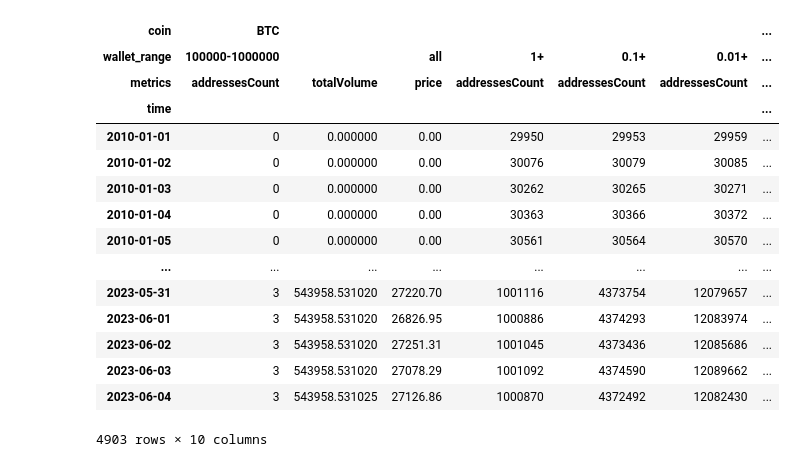
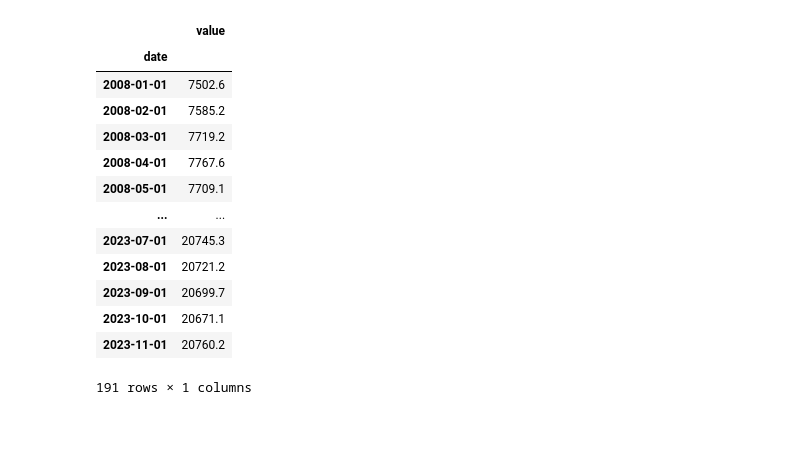
Before and after one commit to bekisz/chain-intelligence, a Jupyter notebook: metcalfe.ipynb, the cells around one changed output. Cells and saved outputs as stored; diff of their text form; code cells hidden in the pictures; blank space fills up the shorter version.

```diff
--- a/metcalfe.ipynb
+++ b/metcalfe.ipynb
@@ -29,22 +29,25 @@ coins=['BTC']  # Only BTC is available at cryptocompare
 
 
 data_fetch_start_date = '2010-01-01'
-plot_start_date = '2016-01-01'
-k_calibration_start_date = '2016-01-01'
-linear_fitting_start_date='2022-01-01'
-extrapolation_end_date ='2040-01-01'
+plot_start_date = '2010-09-01'
+k_calibration_start_date = '2017-01-01'
+linear_fitting_start_date='2021-01-01'
+extrapolation_end_date ='2037-06-26'
 
 # Having more or same amount of BTC as [x,y,z]. This is for filtering out empty wallets
-min_btcs =  [0.001]
+# min_btcs =  [1000, 100, 10, 1, 0.1, 0.01, 0.001]
+min_btcs = [1e-08, 0.001, 0.01, 0.1, 1, 10]
+
 # Reuqested Simple Moving Averages for calucating k
-smas = [7,30,90,180, 365]
+smas = [1,2,7,30,90,180, 365]
 
 
 # cryptocompare.com API Key for fetching BTC wallet distributions and price
 cryptocompare_api_key = '777db0605f662ba6667a0c8d385d317262bd221764d4a3b01dc7a629e9592a49'
 # https://data.nasdaq.com/ token to use nasdaqdatalink for M2 money supply
 nasdaqdatalink_token = 'JEn6xy3nc1JtFSLoXoVJ'
-
+# https://fred.stlouisfed.org/
+fred_api_key = 'b121cc395b21e22273f7275e8c49a2d0'
 # ----- User Settings -- end
 
 
@@ -186,33 +213,40 @@ df
 # %%
-import nasdaqdatalink
+#import nasdaqdatalink
 
 def convert_to_m2(df,dt):
     iloc_idx = df.index.get_indexer([dt], method='nearest')  # returns absolute index into df e.g. array([5])
     loc_idx = df.index[iloc_idx]                             # if you want named index
-    return df.loc[loc_idx,'Value'].values[0]
+    return df.loc[loc_idx,'value'].values[0]
 
-wm2ns = nasdaqdatalink.get("FED/M2_N_WM", authtoken=nasdaqdatalink_token)
-df_m2 = pd.DataFrame(wm2ns)
-df.loc(axis=1)[('USD','all', 'm2_supply')] = df.index.map(lambda dt: convert_to_m2(df_m2,dt))
-btc_birthday = pd.to_datetime('2009-01-03')
-m2_supply_at_genesis = convert_to_m2(df_m2,btc_birthday)
-df.loc(axis=1)[('USD','all', 'm2_supply_index')] = df.loc(axis=1)[('USD','all', 'm2_supply')]/m2_supply_at_genesis
-df.loc(axis=1)[(coin,'all', 'm2_adj_price')] = df.loc(axis=1)[('BTC','all', 'price')] /df.loc(axis=1)[('USD','all', 'm2_supply_index')]
-df
+#wm2ns = nasdaqdatalink.get("FRED/M2", authtoken=nasdaqdatalink_token)
+#df_m2 = pd.DataFrame(wm2ns)
+fredRequestTemplate = 'https://api.stlouisfed.org/fred/series/observations?series_id=M2NS&api_key={}&file_type=json&observation_start=2008-01-01&frequency=m'
+
+requestUrl = fredRequestTemplate.format(fred_api_key)
+
+#print("Request : " + requestUrl)
+response = requests.get(requestUrl).text
+parsed = json.loads(response)
+#print("Json : \n\n" + response)
+df_m2 = pd.DataFrame(parsed['observations'])
+df_m2['date'] = pd.to_datetime(df_m2['date'], yearfirst=True,format='ISO8601')
+df_m2['value'] = pd.to_numeric(df_m2['value'], errors='coerce')
+df_m2.set_index(['date'],inplace=True, verify_integrity = True, drop = True)
+df_m2.sort_index(inplace=True)
+df_m2.drop(columns=['realtime_start','realtime_end'], inplace=True)
+df_m2
 # %% [output]
-| coin | BTC |  |  |  |  |  | ... |
-| wallet_range | 100000-1000000 |  | all | 1+ | 0.1+ | 0.01+ | ... |
-| metrics | addressesCount | totalVolume | price | addressesCount | addressesCount | addressesCount | ... |
-| time |  |  |  |  |  |  | ... |
-| 2010-01-01 | 0 | 0.000000 | 0.00 | 29950 | 29953 | 29959 | ... |
-| 2010-01-02 | 0 | 0.000000 | 0.00 | 30076 | 30079 | 30085 | ... |
-| 2010-01-03 | 0 | 0.000000 | 0.00 | 30262 | 30265 | 30271 | ... |
-| 2010-01-04 | 0 | 0.000000 | 0.00 | 30363 | 30366 | 30372 | ... |
-| 2010-01-05 | 0 | 0.000000 | 0.00 | 30561 | 30564 | 30570 | ... |
-| ... | ... | ... | ... | ... | ... | ... | ... |
-| 2023-05-31 | 3 | 543958.531020 | 27220.70 | 1001116 | 4373754 | 12079657 | ... |
-| 2023-06-01 | 3 | 543958.531020 | 26826.95 | 1000886 | 4374293 | 12083974 | ... |
-| 2023-06-02 | 3 | 543958.531020 | 27251.31 | 1001045 | 4373436 | 12085686 | ... |
-| 2023-06-03 | 3 | 543958.531020 | 27078.29 | 1001092 | 4374590 | 12089662 | ... |
-| 2023-06-04 | 3 | 543958.531025 | 27126.86 | 1000870 | 4372492 | 12082430 | ... |
+|  | value |
+| date |  |
+| 2008-01-01 | 7502.6 |
+| 2008-02-01 | 7585.2 |
+| 2008-03-01 | 7719.2 |
+| 2008-04-01 | 7767.6 |
+| 2008-05-01 | 7709.1 |
+| ... | ... |
+| 2023-07-01 | 20745.3 |
+| 2023-08-01 | 20721.2 |
+| 2023-09-01 | 20699.7 |
+| 2023-10-01 | 20671.1 |
+| 2023-11-01 | 20760.2 |
-4903 rows × 10 columns
+191 rows × 1 columns
```
Also changed, not shown: parts of 11 cells of this notebook, 3 other files.
